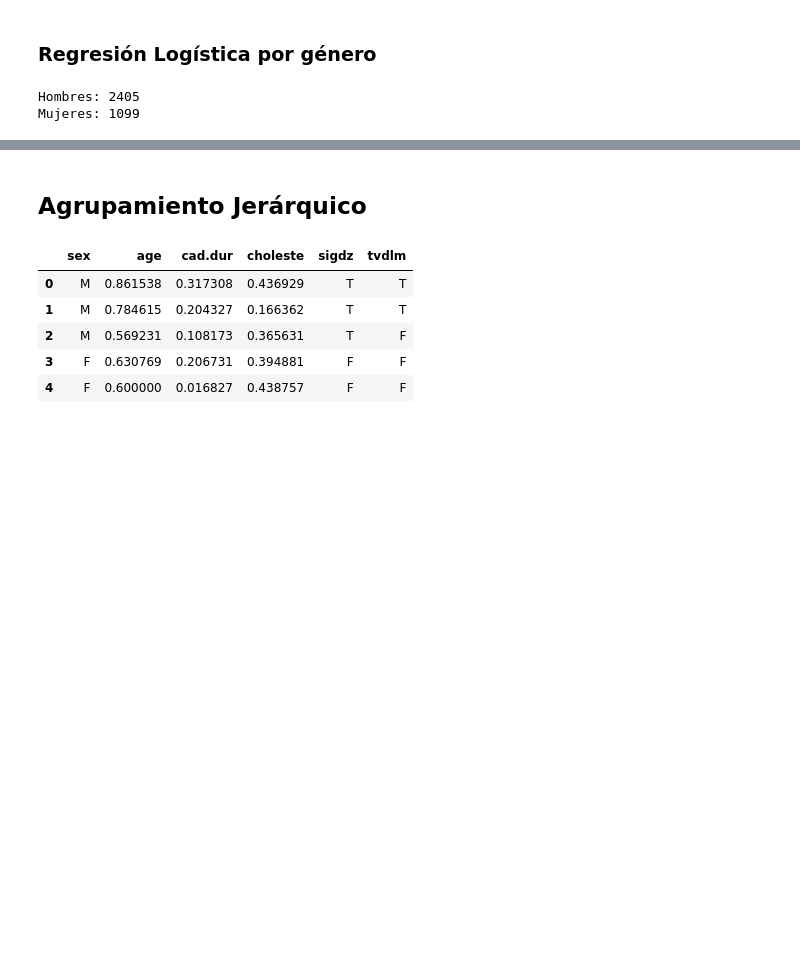
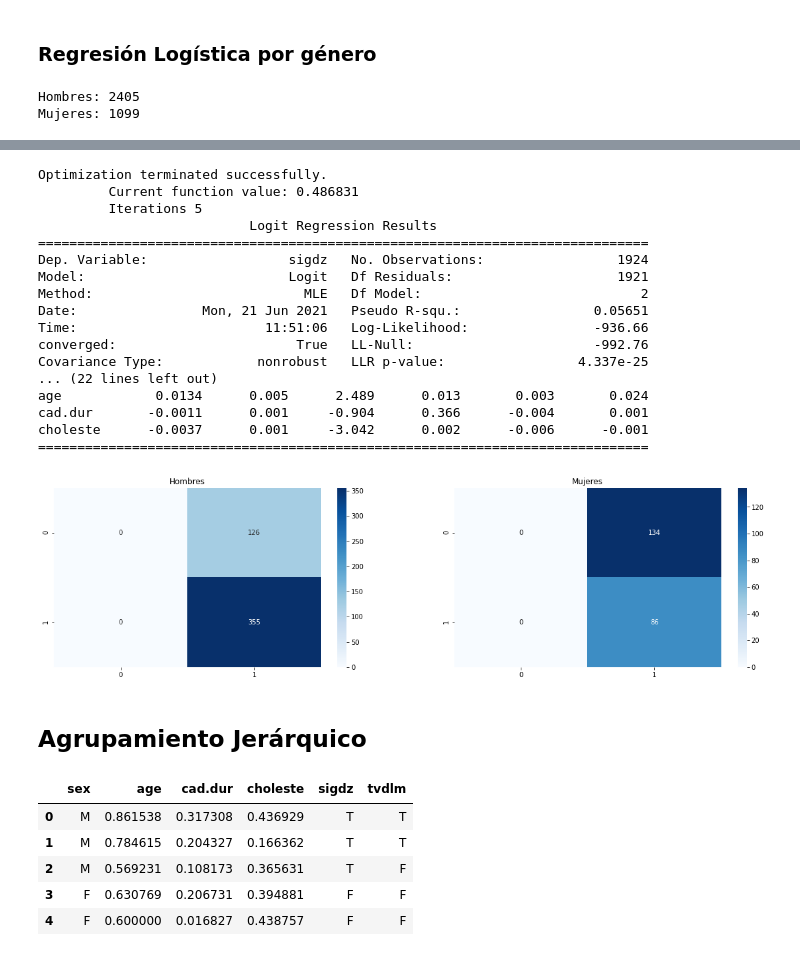
Before and after one commit to FelipeGorostiaga/MachineLearning, a Jupyter notebook: src/tp4/tp4.ipynb, the cells around one changed output, grey strips where cells are left out. Drawn from its saved outputs; the diff is of its cells as text; code cells hidden in the pictures; blank space fills up the shorter version.

```diff
--- a/src/tp4/tp4.ipynb
+++ b/src/tp4/tp4.ipynb
@@ -214,3 +217,47 @@ weighted avg       0.69      0.64      0.63       220
+# %%
+model_men_2 = train_statsmmodels_model(train_men, numeric_columns, result_column)
+model_women_2 = train_statsmmodels_model(train_women, numeric_columns, result_column)
+
+predicted_men = model.predict(test_men[numeric_columns])
+predicted_women = model.predict(test_women[numeric_columns])
+
+yhat_men = model_2.predict(test_men[numeric_columns])
+predicted_men_2 = list(map(round, yhat_men))
+yhat_women = model_2.predict(test_women[numeric_columns])
+predicted_women_2 = list(map(round, yhat_women))
+
+tests = [test_men, test_women]
+preds = [predicted_men_2, predicted_women_2]
+titles = ['Hombres', 'Mujeres']
+
+conf_mat_fig = plt.figure(figsize=(20,5))
+i = 1
+j = 2
+k = 1
+for test, pred, title in zip(tests, preds, titles):
+    mat_ax = conf_mat_fig.add_subplot(i, j, k)
+    mat_ax.set_title(title)
+    plot_confusion_matrix(test, result_column, pred, ax=mat_ax)
+    k += 1
+# %% [output]
+Optimization terminated successfully.
+         Current function value: 0.486831
+         Iterations 5
+                           Logit Regression Results
+==============================================================================
+Dep. Variable:                  sigdz   No. Observations:                 1924
+Model:                          Logit   Df Residuals:                     1921
+Method:                           MLE   Df Model:                            2
+Date:                Mon, 21 Jun 2021   Pseudo R-squ.:                 0.05651
+Time:                        11:51:06   Log-Likelihood:                -936.66
+converged:                       True   LL-Null:                       -992.76
+Covariance Type:            nonrobust   LLR p-value:                 4.337e-25
+... (22 lines left out)
+age            0.0134      0.005      2.489      0.013       0.003       0.024
+cad.dur       -0.0011      0.001     -0.904      0.366      -0.004       0.001
+choleste      -0.0037      0.001     -3.042      0.002      -0.006      -0.001
+==============================================================================
+[figure, added]
 # %%
 # P(sigdz = T)
 # %% [markdown]
```
Also changed, not shown: parts of 9 cells of this notebook.
